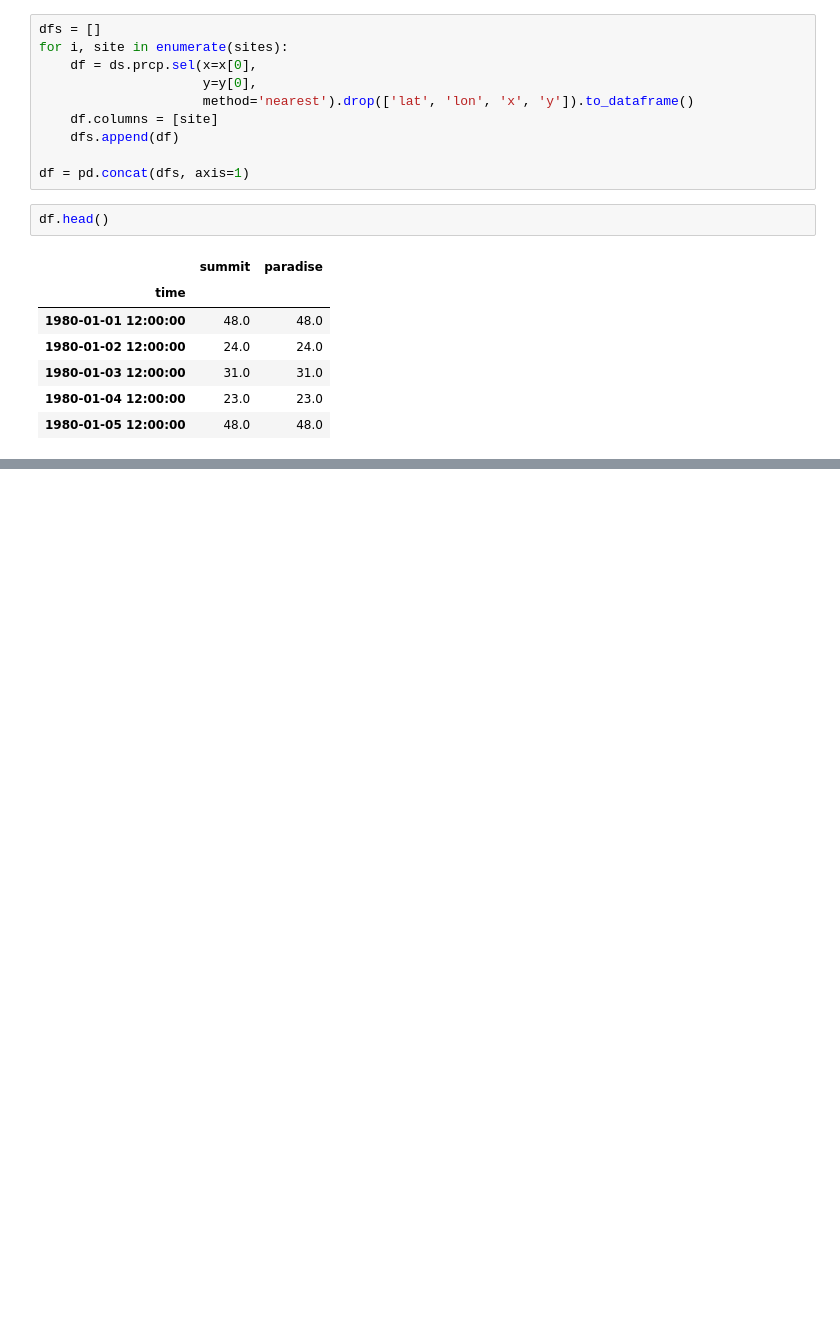
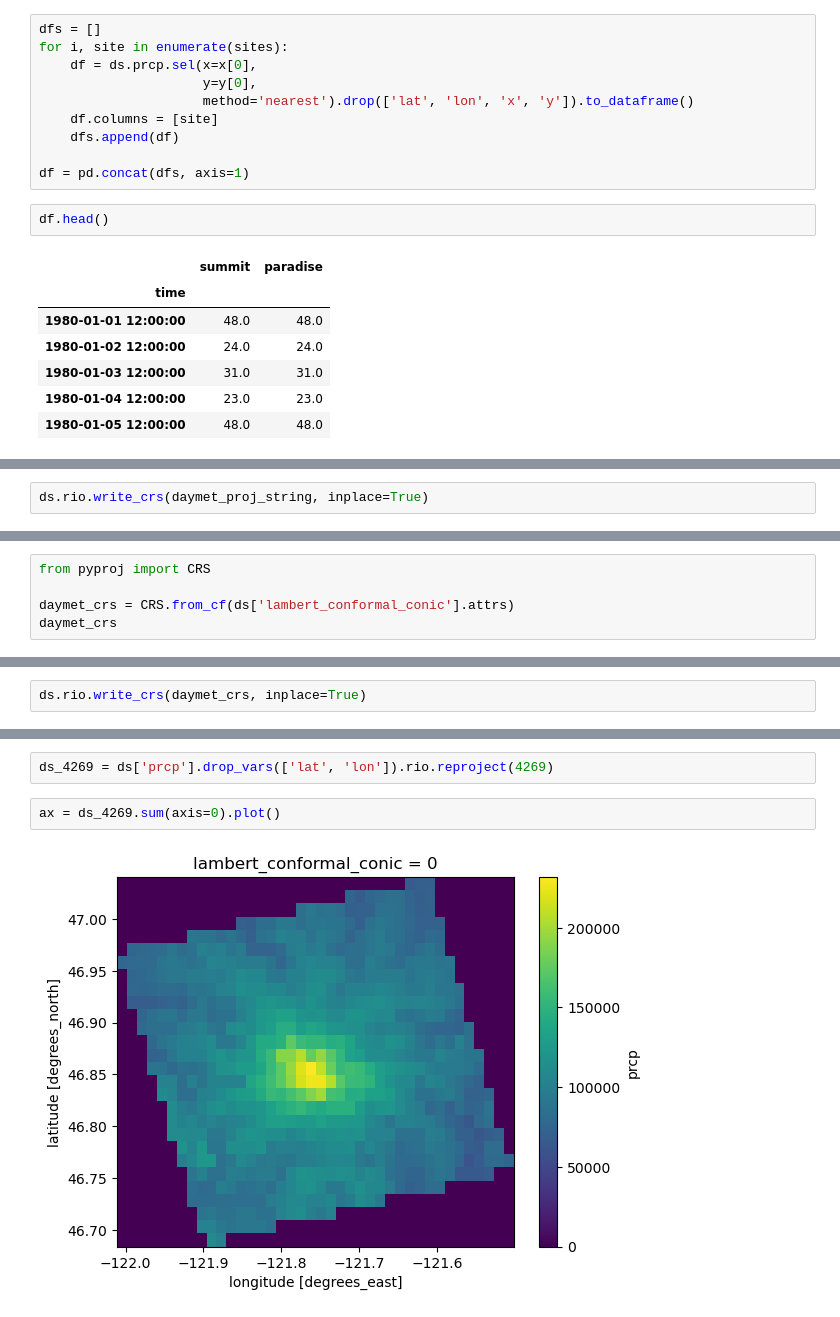
Before and after one commit to DOI-USGS/python-for-hydrology, a Jupyter notebook: notebooks/part0_python_intro/11_xarray_mt_rainier_precip.ipynb, the cells around one changed output, grey strips where cells are left out. Drawn from its saved outputs; the diff is of its cells as text; blank space fills up the shorter version.

```diff
--- a/notebooks/part0_python_intro/11_xarray_mt_rainier_precip.ipynb
+++ b/notebooks/part0_python_intro/11_xarray_mt_rainier_precip.ipynb
@@ -440,0 +473,2 @@ df.head()
+# %%
+ds.rio.write_crs(daymet_proj_string, inplace=True)
@@ -440,0 +517,5 @@ df.head()
+# %%
+from pyproj import CRS
+
+daymet_crs = CRS.from_cf(ds['lambert_conformal_conic'].attrs)
+daymet_crs
@@ -440,0 +536,2 @@ df.head()
+# %%
+ds.rio.write_crs(daymet_crs, inplace=True)
@@ -440,0 +561,6 @@ df.head()
+# %%
+ds_4269 = ds['prcp'].drop_vars(['lat', 'lon']).rio.reproject(4269)
+# %%
+ax = ds_4269.sum(axis=0).plot()
+# %% [output]
+[figure, added]
```
Also changed, not shown: parts of 48 cells of this notebook.
